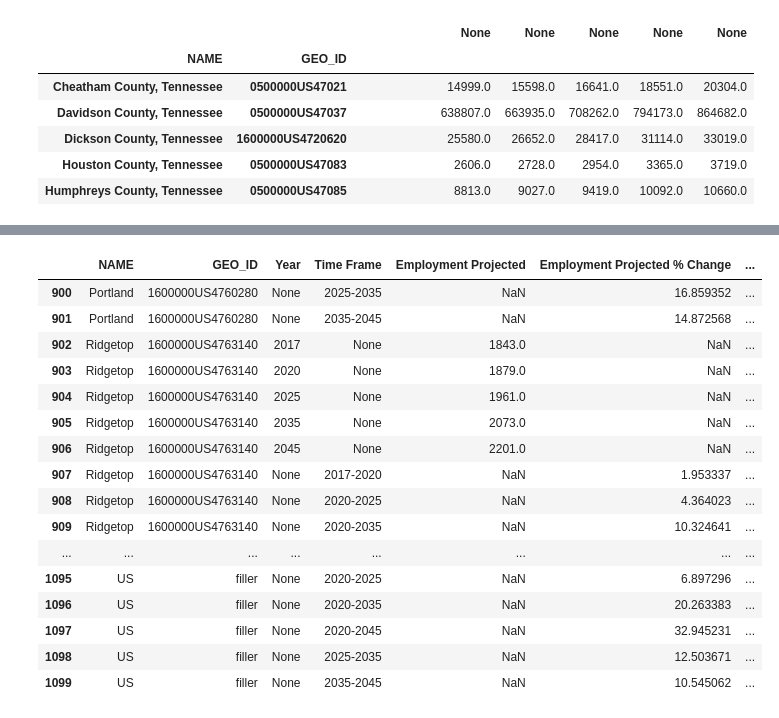
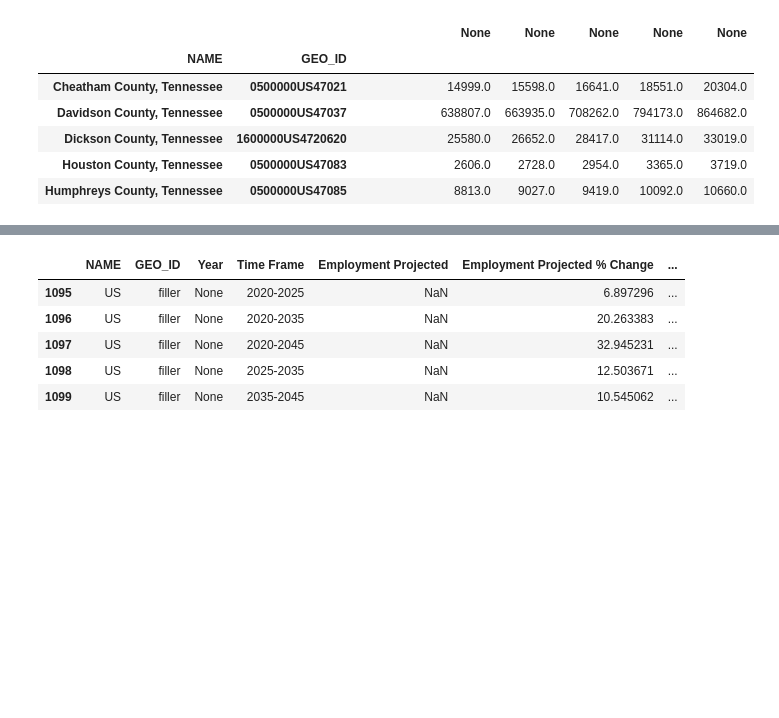
Before and after one commit to Greater-Nashville-Regional-Council/GNRC-Data-Integration, a Jupyter notebook: Notebooks/2. Data Download Formatting/Industry Employment from Woods & Poole and UrbanSIM.ipynb, the cells around one changed output, grey strips where cells are left out. Cells and saved outputs as stored; diff of their text form; code cells hidden in the pictures; blank space fills up the shorter version.

Commit message:
transformations from downloads updated

```diff
--- a/Notebooks/2. Data Download Formatting/Industry Employment from Woods & Poole and UrbanSIM.ipynb
+++ b/Notebooks/2. Data Download Formatting/Industry Employment from Woods & Poole and UrbanSIM.ipynb
@@ -48,23 +48,23 @@ def percent(x, y):
 # %% [markdown]
 ## NAICS-Level files for US, Tennessee, and Counties
 # %%
-totalemployment = pd.read_csv('../../Data Downloads/totalemployment.csv')
-farm = pd.read_csv('../../Data Downloads/farm.csv')
-forestry_fishing_related = pd.read_csv('../../Data Downloads/forestry_fishing_related.csv')
-mining = pd.read_csv('../../Data Downloads/mining.csv')
-utilities = pd.read_csv('../../Data Downloads/utilities.csv')
-construction = pd.read_csv('../../Data Downloads/construction.csv')
-manufacturing = pd.read_csv('../../Data Downloads/manufacturing.csv')
-wholesale_trade = pd.read_csv('../../Data Downloads/wholesale_trade.csv')
-retail_trade = pd.read_csv('../../Data Downloads/retail_trade.csv')
-transportation_warehousing = pd.read_csv('../../Data Downloads/transportation_warehousing.csv')
-information = pd.read_csv('../../Data Downloads/information.csv')
-finance_insurance = pd.read_csv('../../Data Downloads/finance_insurance.csv')
-realestate_rental_leasing = pd.read_csv('../../Data Downloads/realestate_rental_leasing.csv')
-professional_technical_services = pd.read_csv('../../Data Downloads/professional_technical_services.csv')
-management_companies_enterprises = pd.read_csv('../../Data Downloads/management_companies_enterprises.csv')
-administrative_waste_services = pd.read_csv('../../Data Downloads/administrative_waste_services.csv')
-educational_services = pd.read_csv('../../Data Downloads/educational_services.csv')
+totalemployment = pd.read_csv('../../Data Downloads/WP2017_TotalEmployment.csv')
+farm = pd.read_csv('../../Data Downloads/WP2017_FarmEmployment.csv')
+forestry_fishing_related = pd.read_csv('../../Data Downloads/WP2017_ForestryFishingandRelatedEmployment.csv')
+mining = pd.read_csv('../../Data Downloads/WP2017_MiningEmployment.csv')
+utilities = pd.read_csv('../../Data Downloads/WP2017_UtilitiesEmployment.csv')
+construction = pd.read_csv('../../Data Downloads/WP2017_ConstructionEmployment.csv')
+manufacturing = pd.read_csv('../../Data Downloads/WP2017_ManufacturingEmployment.csv')
+wholesale_trade = pd.read_csv('../../Data Downloads/WP2017_WholesaleTradeEmployment.csv')
+retail_trade = pd.read_csv('../../Data Downloads/WP2017_RetailTradeEmployment.csv')
+transportation_warehousing = pd.read_csv('../../Data Downloads/WP2017_TransportationandWarehousingEmployment.csv')
+information = pd.read_csv('../../Data Downloads/WP2017_InformationEmployment.csv')
+finance_insurance = pd.read_csv('../../Data Downloads/WP2017_FinanceandInsuranceEmployment.csv')
+realestate_rental_leasing = pd.read_csv('../../Data Downloads/WP2017_RealEstateandRentalandLeasingEmployment.csv')
+professional_technical_services = pd.read_csv('../../Data Downloads/WP2017_ProfessionalandTechnicalServicesEmployment.csv')
+management_companies_enterprises = pd.read_csv('../../Data Downloads/WP2017_ManagementofCompaniesandEnterprisesEmployment.csv')
+administrative_waste_services = pd.read_csv('../../Data Downloads/WP2017_AdministrativeandWasteServicesEmployment.csv')
+educational_services = pd.read_csv('../../Data Downloads/WP2017_EducationalServicesEmployment.csv')
 healthcare_social_assistance = pd.read_csv('../../Data Downloads/healthcare_social_assistance.csv')
 arts_entertainment_recreation = pd.read_csv('../../Data Downloads/arts_entertainment_recreation.csv')
 accommodation_food_services = pd.read_csv('../../Data Downloads/accommodation_food_services.csv')
@@ -414,6 +414,6 @@ Tennessee    611
 Name: NAME, dtype: int64
 # %%
-stateusmetrics = stateusmetrics.loc[(data['Industry'] == 'Total Employment')&(data['Year'].isin(years))].reset_index(drop = True)
+stateusmetrics = stateusmetrics.loc[(data['Industry'] == 'Total')&(data['Year'].isin(years))].reset_index(drop = True)
 # %%
 stateusmetrics = stateusmetrics.drop(columns = 'Industry').rename(columns = {'Employment': 'Employment Projected'})
 # %%
@@ -432,7 +432,7 @@ stateusmetrics.head()
 | 1 | US | 195849192.0 | 204186615.0 | 218269970.0 | 245561730.0 | 271456367.0 | filler |
 # %%
 #employment from URBANSIM which comes from the 2017 base WP file so the counties are the same
-data = pd.read_csv('../../Data Downloads/projections_employment.csv')
+data = pd.read_csv('../../Data Downloads/WoodsPooleUrbanSIM_EmploymentProjections_2017Base.csv')
 data = data.append(stateusmetrics)
 data = data.set_index(['NAME', 'GEO_ID'])
 data.columns = pd.MultiIndex.from_product([['Employment Projected'], data.columns, ['None']])
@@ -512,20 +512,9 @@ emptidy.head()
 | 3 | Cheatham County | 0500000US47021 | 2035 | None | 18551.0 | NaN | ... |
 | 4 | Cheatham County | 0500000US47021 | 2045 | None | 20304.0 | NaN | ... |
 # %%
-emptidy.tail(200)
+emptidy.tail()
 # %% [output]
 |  | NAME | GEO_ID | Year | Time Frame | Employment Projected | Employment Projected % Change | ... |
-| 900 | Portland | 1600000US4760280 | None | 2025-2035 | NaN | 16.859352 | ... |
-| 901 | Portland | 1600000US4760280 | None | 2035-2045 | NaN | 14.872568 | ... |
-| 902 | Ridgetop | 1600000US4763140 | 2017 | None | 1843.0 | NaN | ... |
-| 903 | Ridgetop | 1600000US4763140 | 2020 | None | 1879.0 | NaN | ... |
-| 904 | Ridgetop | 1600000US4763140 | 2025 | None | 1961.0 | NaN | ... |
-| 905 | Ridgetop | 1600000US4763140 | 2035 | None | 2073.0 | NaN | ... |
-| 906 | Ridgetop | 1600000US4763140 | 2045 | None | 2201.0 | NaN | ... |
-| 907 | Ridgetop | 1600000US4763140 | None | 2017-2020 | NaN | 1.953337 | ... |
-| 908 | Ridgetop | 1600000US4763140 | None | 2020-2025 | NaN | 4.364023 | ... |
-| 909 | Ridgetop | 1600000US4763140 | None | 2020-2035 | NaN | 10.324641 | ... |
-| ... | ... | ... | ... | ... | ... | ... | ... |
 | 1095 | US | filler | None | 2020-2025 | NaN | 6.897296 | ... |
 | 1096 | US | filler | None | 2020-2035 | NaN | 20.263383 | ... |
 | 1097 | US | filler | None | 2020-2045 | NaN | 32.945231 | ... |
```
Also changed, not shown: parts of 5 cells of this notebook, 8 other files.
